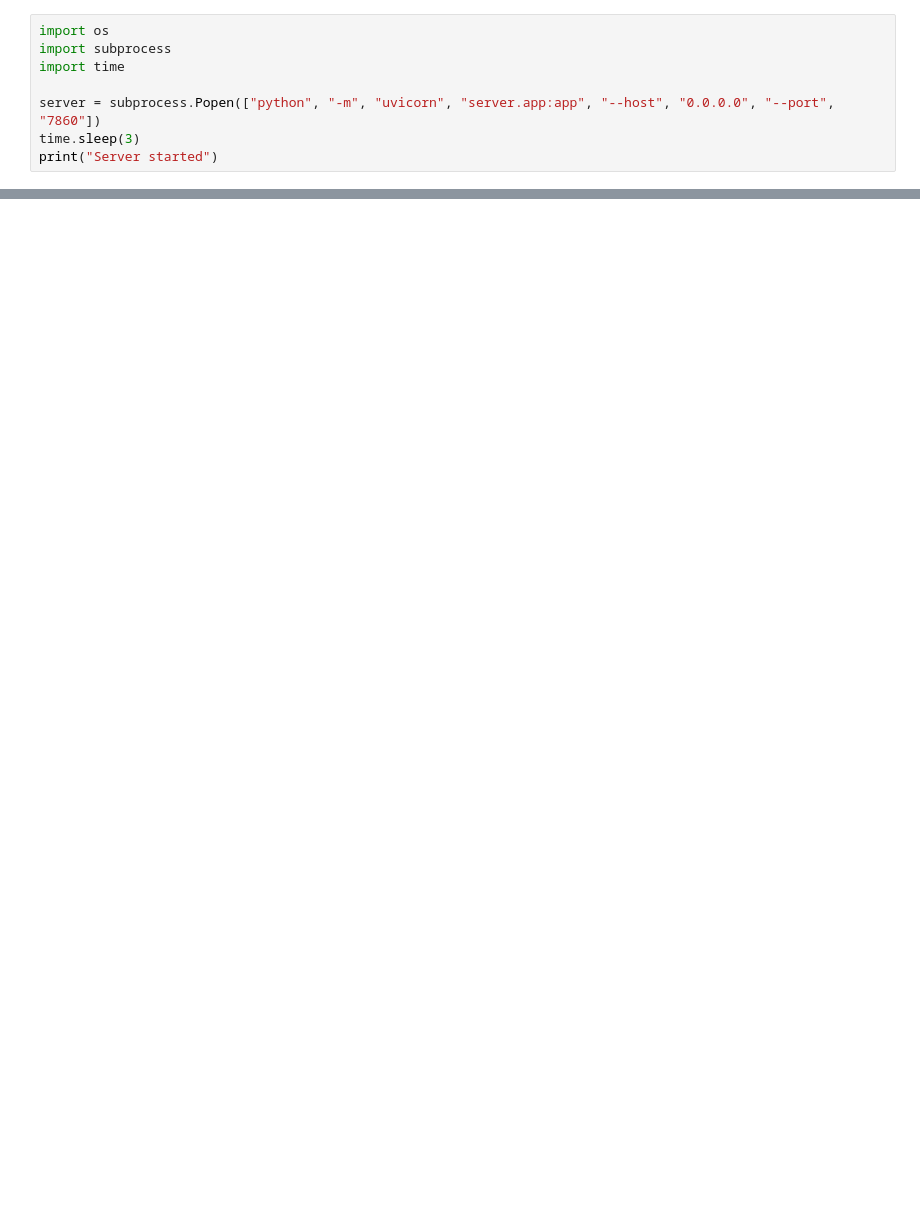
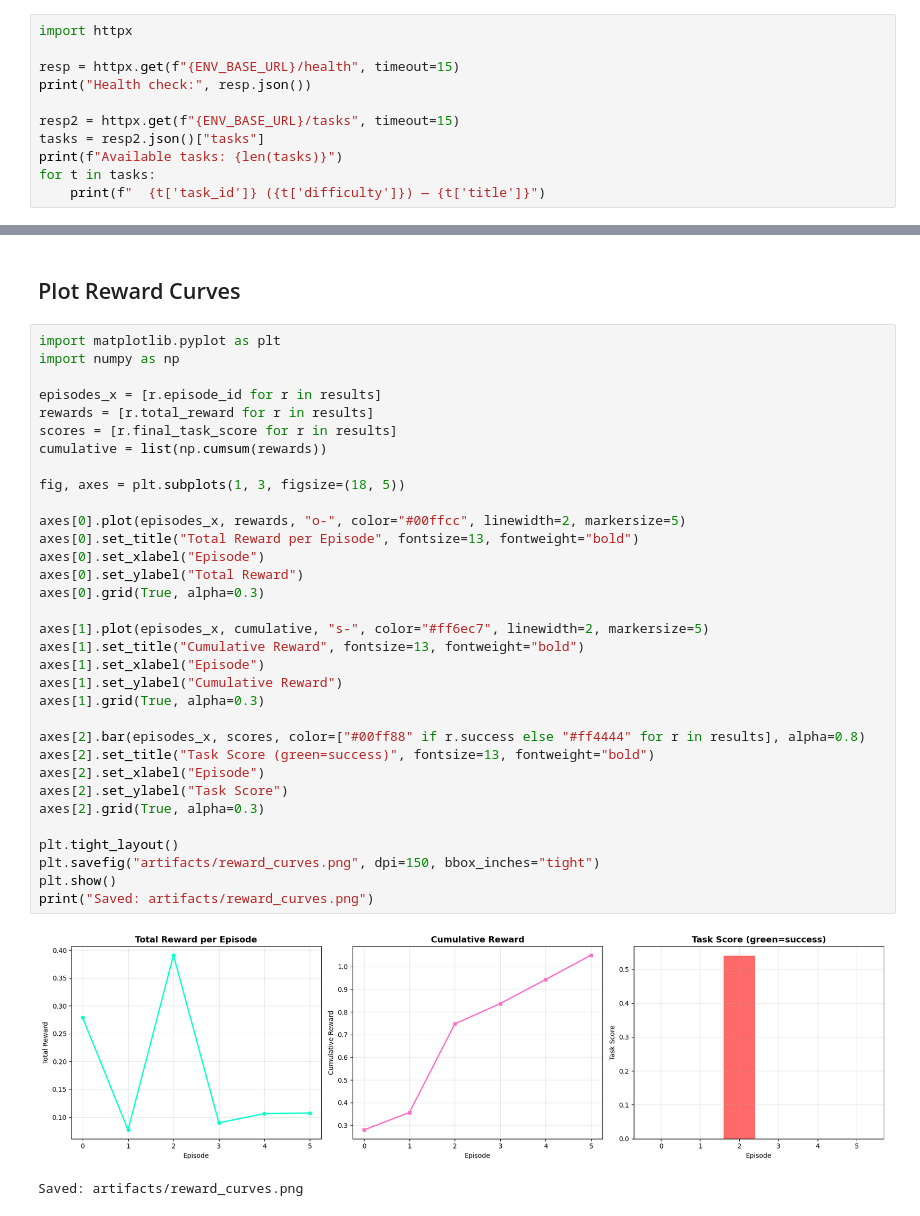
Before and after one commit to hschinmayabharadwaj/Openev, a Jupyter notebook: notebooks/trl_training_colab.ipynb, the cells around one changed output, grey strips where cells are left out. Cells and saved outputs as stored; diff of their text form; blank space fills up the shorter version.

```diff
--- a/notebooks/trl_training_colab.ipynb
+++ b/notebooks/trl_training_colab.ipynb
@@ -14,8 +117,11 @@ This notebook runs a minimal HF TRL PPO loop against the live OpenEnv API and th
 # %%
-import os
-import subprocess
-import time
+import httpx
 
-server = subprocess.Popen(["python", "-m", "uvicorn", "server.app:app", "--host", "0.0.0.0", "--port", "7860"])
-time.sleep(3)
-print("Server started")
+resp = httpx.get(f"{ENV_BASE_URL}/health", timeout=15)
+print("Health check:", resp.json())
+
+resp2 = httpx.get(f"{ENV_BASE_URL}/tasks", timeout=15)
+tasks = resp2.json()["tasks"]
+print(f"Available tasks: {len(tasks)}")
+for t in tasks:
+    print(f"  {t['task_id']} ({t['difficulty']}) — {t['title']}")
@@ -41,0 +451,38 @@ print("Server stopped")
+# %% [markdown]
+## Plot Reward Curves
+# %%
+import matplotlib.pyplot as plt
+import numpy as np
+
+episodes_x = [r.episode_id for r in results]
+rewards = [r.total_reward for r in results]
+scores = [r.final_task_score for r in results]
+cumulative = list(np.cumsum(rewards))
+
+fig, axes = plt.subplots(1, 3, figsize=(18, 5))
+
+axes[0].plot(episodes_x, rewards, "o-", color="#00ffcc", linewidth=2, markersize=5)
+axes[0].set_title("Total Reward per Episode", fontsize=13, fontweight="bold")
+axes[0].set_xlabel("Episode")
+axes[0].set_ylabel("Total Reward")
+axes[0].grid(True, alpha=0.3)
+
+axes[1].plot(episodes_x, cumulative, "s-", color="#ff6ec7", linewidth=2, markersize=5)
+axes[1].set_title("Cumulative Reward", fontsize=13, fontweight="bold")
+axes[1].set_xlabel("Episode")
+axes[1].set_ylabel("Cumulative Reward")
+axes[1].grid(True, alpha=0.3)
+
+axes[2].bar(episodes_x, scores, color=["#00ff88" if r.success else "#ff4444" for r in results], alpha=0.8)
+axes[2].set_title("Task Score (green=success)", fontsize=13, fontweight="bold")
+axes[2].set_xlabel("Episode")
+axes[2].set_ylabel("Task Score")
+axes[2].grid(True, alpha=0.3)
+
+plt.tight_layout()
+plt.savefig("artifacts/reward_curves.png", dpi=150, bbox_inches="tight")
+plt.show()
+print("Saved: artifacts/reward_curves.png")
+# %% [output]
+[figure, added]
+Saved: artifacts/reward_curves.png
```
Also changed, not shown: parts of 18 cells of this notebook, 21 other files.
